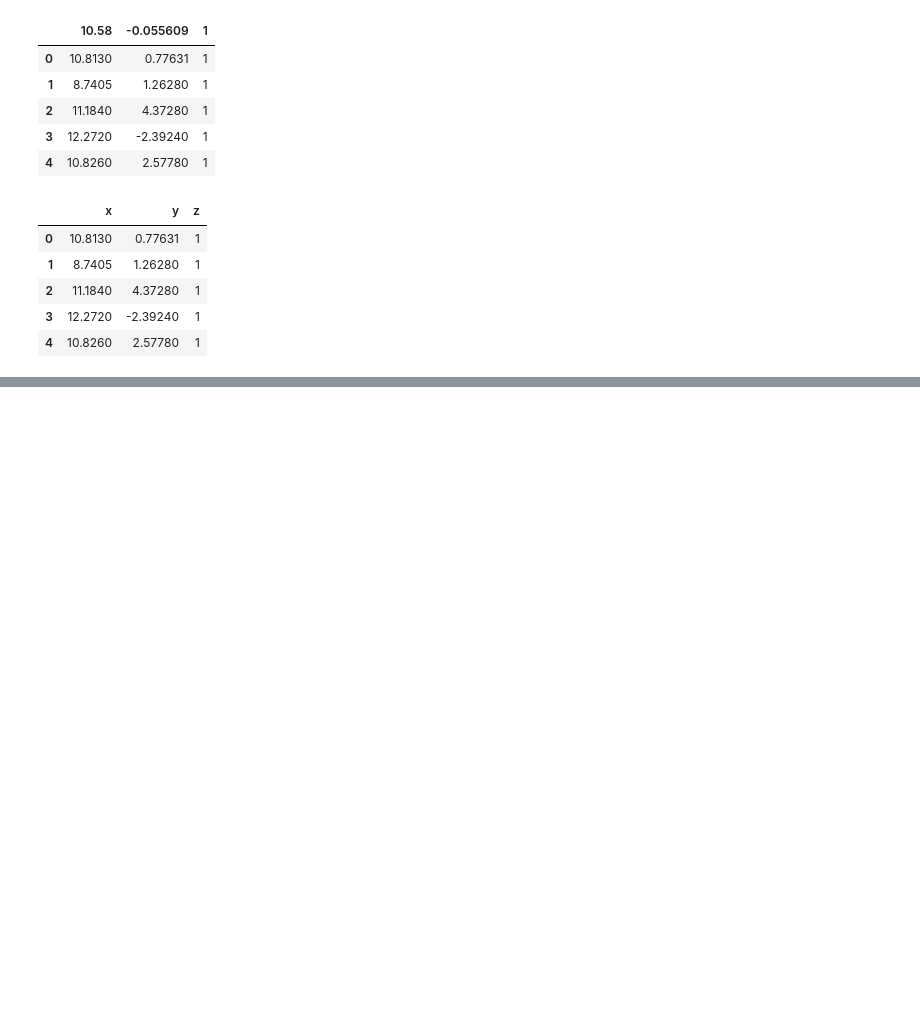
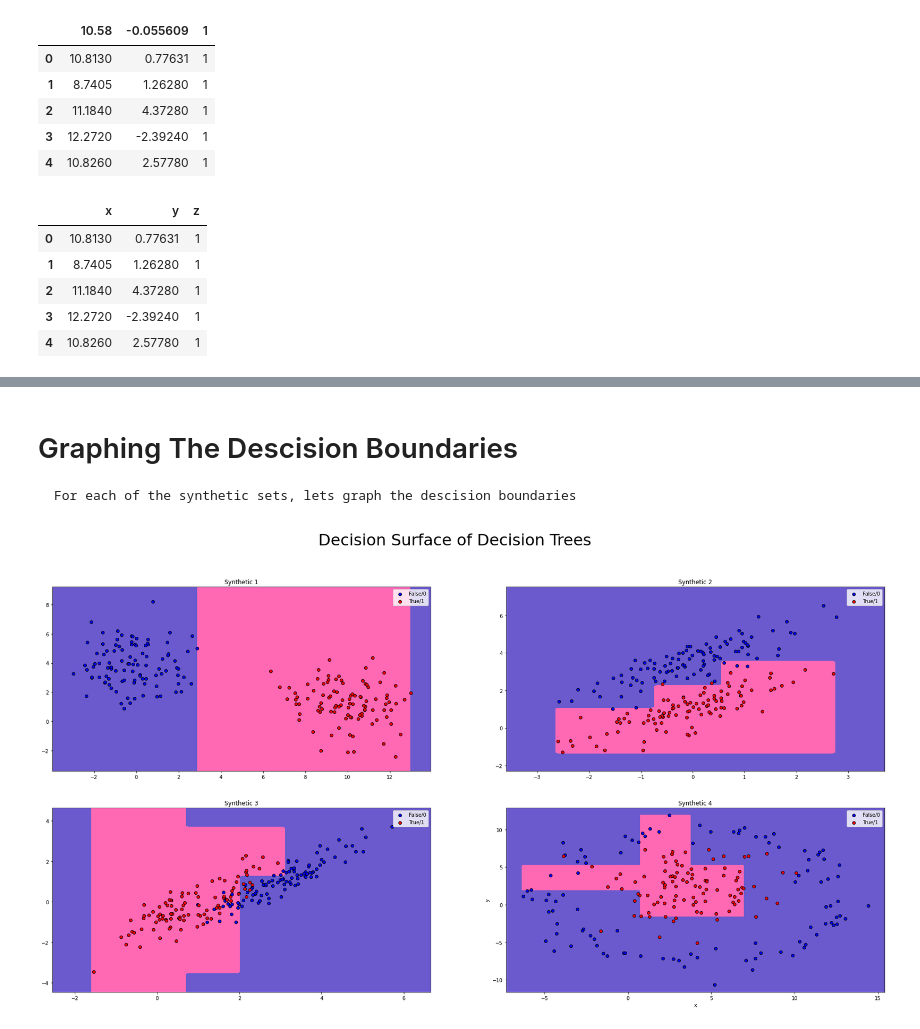
Before and after one commit to cgarchbold/CS460_Assignment1, a Jupyter notebook: PA1_DescisionTrees.ipynb, the cells around one changed output, grey strips where cells are left out. Drawn from its saved outputs; the diff is of its cells as text; code cells hidden in the pictures; blank space fills up the shorter version.

Commit message:
Finished Graphing!

```diff
--- a/PA1_DescisionTrees.ipynb
+++ b/PA1_DescisionTrees.ipynb
@@ -10,10 +10,14 @@ import numpy as np
 # %% [markdown]
 # Preparing and Binning Synthetic Data
 # %%
+# Read in the sythetic datasets
 synthetic1_df = pd.read_csv('PokemonData/synthetic-1.csv')
 synthetic2_df = pd.read_csv('PokemonData/synthetic-2.csv')
 synthetic3_df = pd.read_csv('PokemonData/synthetic-3.csv')
 synthetic4_df = pd.read_csv('PokemonData/synthetic-4.csv')
+
+# Lets put the originals in a list for future use
+unmodified_df_list = [synthetic1_df, synthetic2_df, synthetic3_df, synthetic4_df]
 # %%
 #Lets take a peak
 synthetic1_df.head()
@@ -48,7 +52,7 @@ synthetic1_df.head()
 
 #Lets make a list of all dataframes
 
-df_list = [synthetic1_df, synthetic2_df, synthetic3_df, synthetic4_df]
+df_list = [synthetic1_df.copy(), synthetic2_df.copy(), synthetic3_df.copy(), synthetic4_df.copy()]
 
 quantiles = 4
 
@@ -57,6 +61,6 @@ for df in df_list:
     df['x'] = pd.qcut(df['x'], q=quantiles)#, labels=['x1','x2','x3','x4'])
     df['y'] = pd.qcut(df['y'], q=quantiles)#, labels=['y1','y2','y3','y4'])
 
-synthetic2_df.head()
+synthetic1_df.head()
 # %% [output]
 |  | x | y | z |
@@ -133,0 +74,8 @@ Root- Tree Node: Label(0/1 yes/no) -1 Attribute: y
+# %%
+import d_trees as dt
+#Lets keep a list of all the trees for the synthetic sets
+trees = []
+
+#for each DataFrame, make a new tree and store the root
+for df in df_list:
+    trees.append( dt.D_Tree(df, 'z', ['x','y']) )
@@ -133,0 +135,62 @@ Root- Tree Node: Label(0/1 yes/no) -1 Attribute: y
+# %% [markdown]
+# Graphing The Descision Boundaries
+    For each of the synthetic sets, lets graph the descision boundaries
+# %%
+import matplotlib.pyplot as plt
+
+n_classes = 2
+plot_colors = ['blue', 'red']
+plot_step = 0.1
+
+
+curr_plot = 0
+
+dataset_names = ['Synthetic 1','Synthetic 2','Synthetic 3', 'Synthetic 4']
+
+fig, axs = plt.subplots(2, 2, figsize=(30,15))
+
+for ax in axs.flat:
+    plot_data = unmodified_df_list[curr_plot]
+
+    #Setting the maxes and mins of the graph
+    x_min, x_max = plot_data['x'].min() -1, plot_data['x'].max() +1
+    y_min, y_max = plot_data['y'].min() -1, plot_data['y'].max() +1
+    #create a grid of the points along the graph
+    xx, yy = np.meshgrid(np.arange(x_min, x_max, plot_step),
+                        np.arange(y_min, y_max, plot_step))
+
+    #mesh data
+    mesh_points = pd.DataFrame( data = np.c_[xx.ravel(), yy.ravel()], columns=['x','y'] )
+    Z = trees[curr_plot].get_predictions( mesh_points )
+
+    #print(Z)
+
+    Z = np.reshape(Z, xx.shape)
+
+    #Z = np.where(Z == -1000, 0, Z)
+
+    #print(Z)
+
+    cs = ax.contourf(xx, yy, Z, colors = ['slateblue','hotpink'], levels= 1)
+    ax.axis("tight")
+
+    plt.xlabel('x')
+    plt.ylabel('y')
+
+    #print(plot_data.loc[plot_data['z'] == 0]['x'])
+
+    ax.scatter(plot_data.loc[plot_data['z'] == 0]['x'], plot_data.loc[plot_data['z'] == 0]['y'], c = 'b', cmap=plt.cm.Paired, label = 'False/0', edgecolors='k')
+
+    ax.scatter(plot_data.loc[plot_data['z'] == 1]['x'], plot_data.loc[plot_data['z'] == 1]['y'], c = 'r', cmap=plt.cm.Paired, label = 'True/1', edgecolors='k')
+    ax.axis("tight")
+
+    ax.set_title(dataset_names[curr_plot])
+    curr_plot += 1
+    ax.legend()
+
+plt.suptitle("Decision Surface of Decision Trees", fontsize = 32)
+plt.show()
+
+fig.savefig('Surface_graphs.jpg')
+# %% [output]
+[figure, added]
```
Also changed, not shown: parts of 18 cells of this notebook, 2 other files.
